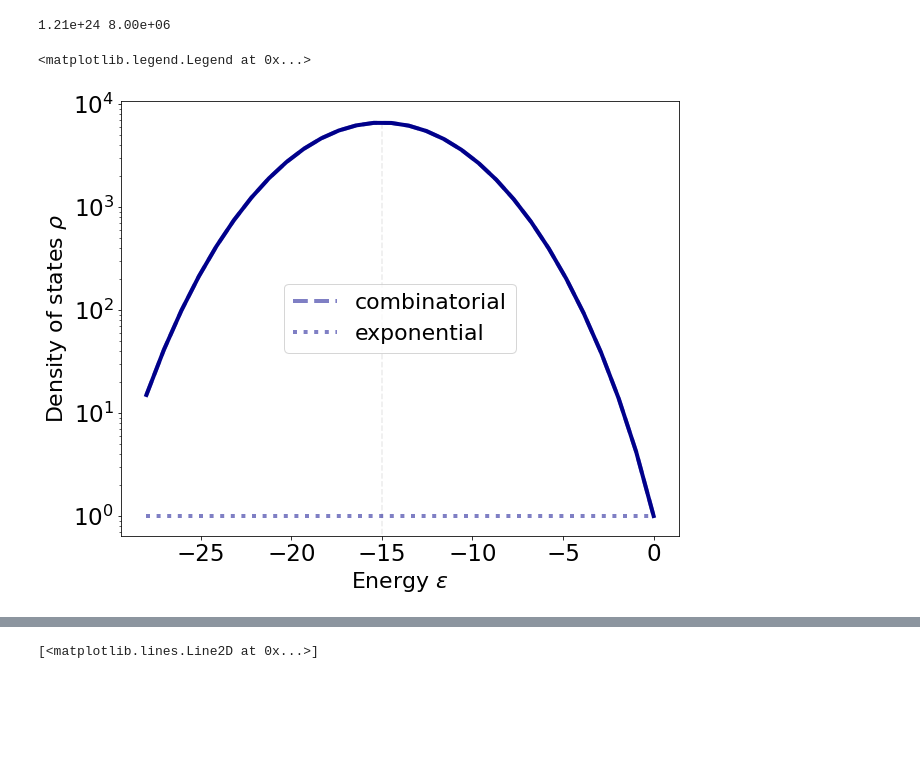
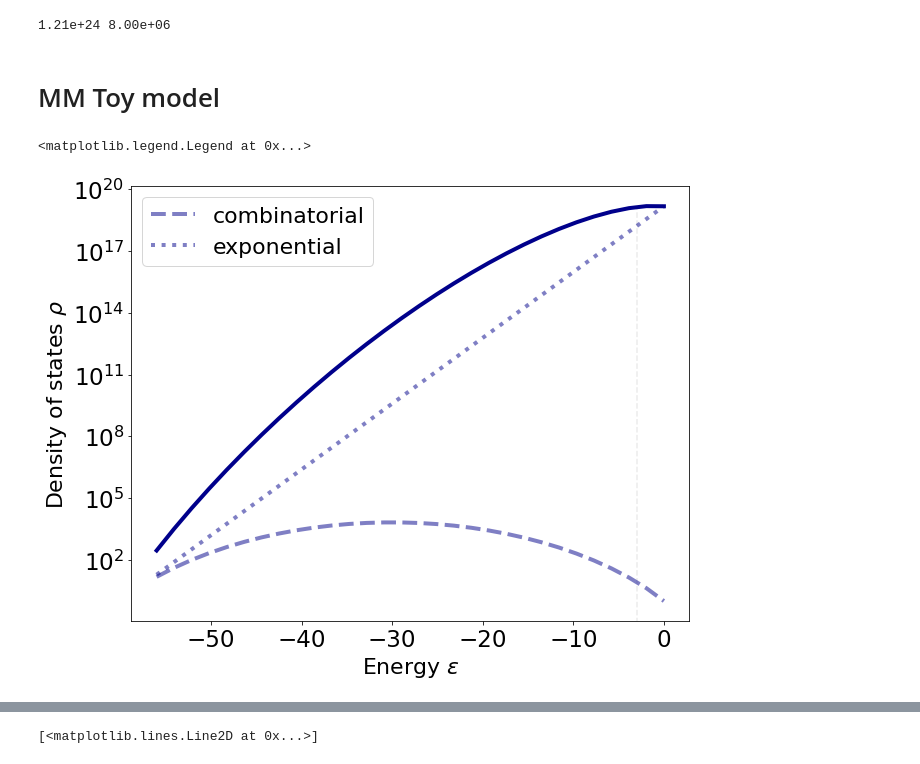
Before and after one commit to rmorantovar/Immune_System, a Jupyter notebook: Jupyter_Notebooks/5_Geometric_exponent.ipynb, the cells around one changed output, grey strips where cells are left out. Saved outputs shown, nothing was run; the diff lists cells and outputs as text; code cells hidden in the pictures; blank space fills up the shorter version.

Commit message:
running simulation for toy model of geometric exponent. iMac

```diff
--- a/Jupyter_Notebooks/5_Geometric_exponent.ipynb
+++ b/Jupyter_Notebooks/5_Geometric_exponent.ipynb
@@ -32,26 +32,28 @@ fig.savefig('../Figures/Density_of_States_MCMC_Ising1D_temperature.png')
 print('%.2e'%(2**80),'%.2e'%(len(E)))
 # %% [output]
 1.21e+24 8.00e+06
+# %% [markdown]
+# MM Toy model
 # %%
 fig, ax = plt.subplots(figsize = (10,8))
 L = 15 #Seq. lenght
-d = 2 #Alphabet size
-e0 = 2
+d = 20#Alphabet size
+e0 = 4
 k = np.linspace(1, L, L*2);
 ax.plot(e0*(k-L), sc.comb(L, k) , linewidth = 4 , label = 'combinatorial', color = 'darkblue', linestyle = '--', alpha = .5);
 ax.plot(e0*(k-L), (d-1)**k , linewidth = 4, label = 'exponential' , color = 'darkblue', linestyle = 'dotted', alpha = .5);
 ax.plot(e0*(k-L), sc.comb(L, k)*(d-1)**k , linewidth = 4 , color = 'darkblue', linestyle = '-');
 ax.vlines(-e0*L/d, ax.get_ylim()[0], ax.get_ylim()[1], linestyle = '--', alpha = .3, color = 'silver')
 
 
 ax.set_yscale('log');
 ax.set_xlabel('Energy $\epsilon$', fontsize = 22)
 ax.set_ylabel(r'Density of states $\rho$', fontsize = 22)
 ax.tick_params(labelsize = 23)
 ax.legend(loc = 0, fontsize = 22)
 # %% [output]
 <matplotlib.legend.Legend at 0x...>
-[figure, old version]
+[figure, new version]
 # %%
 fig, ax = plt.subplots(figsize = (10,8))
 
```
Also changed, not shown: parts of 8 cells of this notebook, 6 other files.
